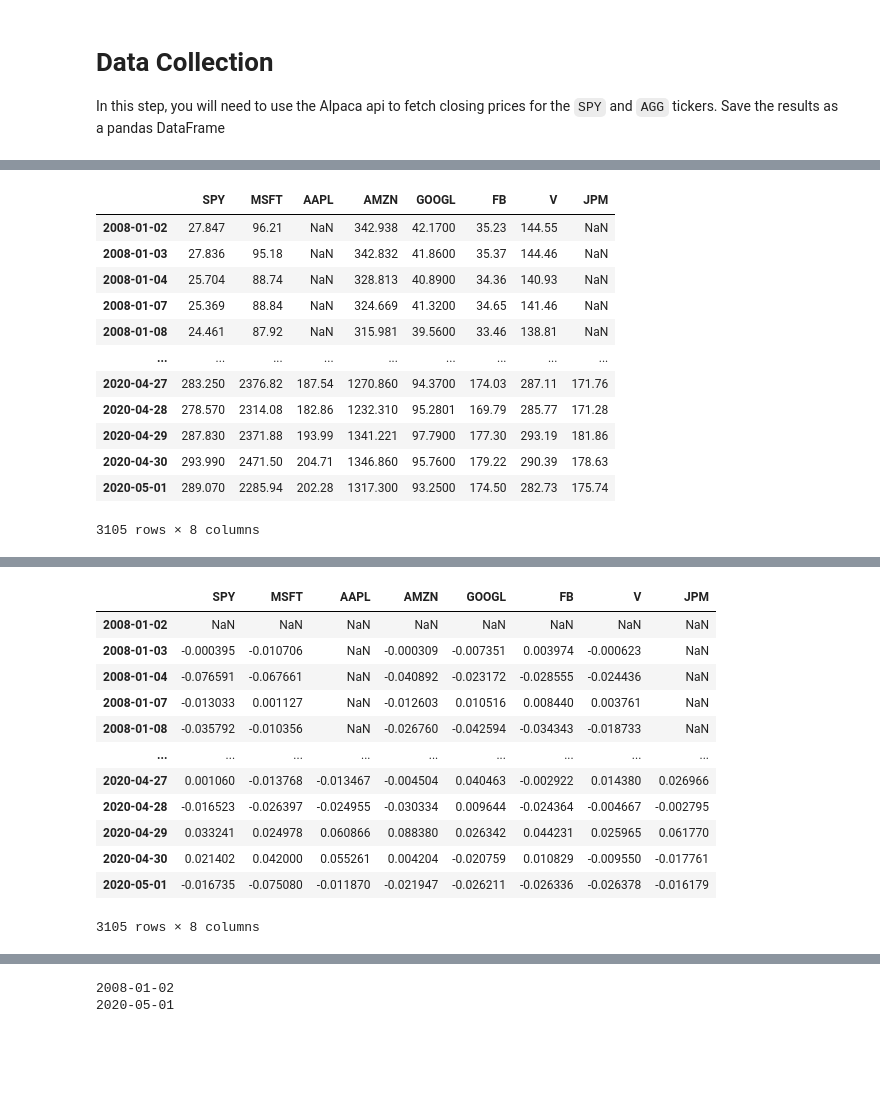
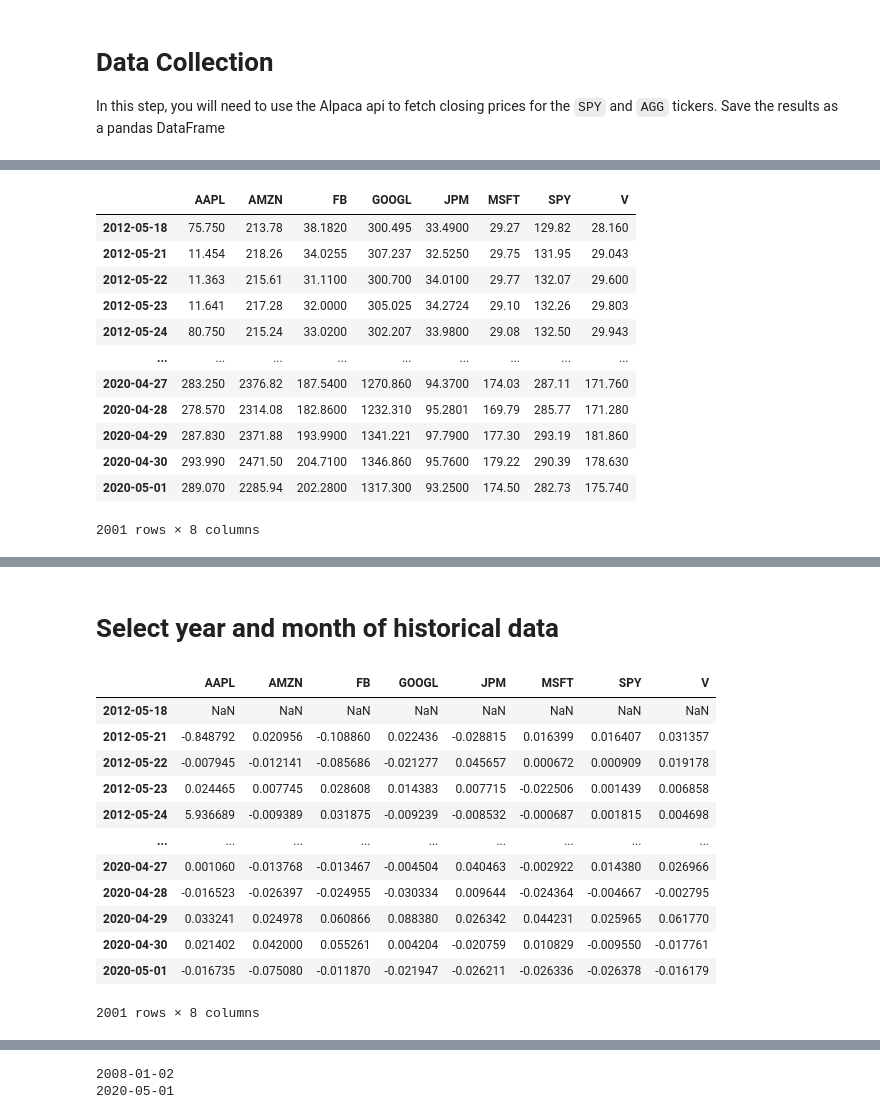
Before and after one commit to blueprint99/Fintech_Bcamp_Project1, a Jupyter notebook: project1.ipynb, the cells around one changed output, grey strips where cells are left out. Saved outputs shown, nothing was run; the diff lists cells and outputs as text; code cells hidden in the pictures; blank space fills up the shorter version.

```diff
--- a/project1.ipynb
+++ b/project1.ipynb
@@ -133,0 +137,7 @@ df#.tail()
+# %%
+df = df.sort_index()
+df.drop(columns=['open', 'high', 'low', 'volume'], level=1, inplace=True)
+df = df.droplevel(axis=1, level=1)
+df.index = df.index.date
+df.dropna(inplace=True)
+df.head()
@@ -134,34 +151,34 @@ df#.tail()
 # %%
 ##TODO drop level is not working, need to sink header from list of tickers compared to the order of socks received. headers incorrect name
 
-df = df.droplevel(axis=1, level=0)
+# df = df.droplevel(axis=1, level=0)
 
 # # Use the drop function to drop extra columns
-df.drop(columns=['open', 'high', 'low', 'volume'], inplace=True)
+# df.drop(columns=['open', 'high', 'low', 'volume'], inplace=True)
 
 # # Since this is daily data, we can keep only the date (remove the time) component of the data
-df.index = df.index.date
+# df.index = df.index.date
 
-columns= list_of_tickers
-df.columns=columns
+# columns= list_of_tickers
+# df.columns=columns
 cleaned_df=df
 cleaned_df
 # historic_close=df
 # historic_close.head()
 # %% [output]
-|  | SPY | MSFT | AAPL | AMZN | GOOGL | FB | V | JPM |
-| 2008-01-02 | 27.847 | 96.21 | NaN | 342.938 | 42.1700 | 35.23 | 144.55 | NaN |
-| 2008-01-03 | 27.836 | 95.18 | NaN | 342.832 | 41.8600 | 35.37 | 144.46 | NaN |
-| 2008-01-04 | 25.704 | 88.74 | NaN | 328.813 | 40.8900 | 34.36 | 140.93 | NaN |
-| 2008-01-07 | 25.369 | 88.84 | NaN | 324.669 | 41.3200 | 34.65 | 141.46 | NaN |
-| 2008-01-08 | 24.461 | 87.92 | NaN | 315.981 | 39.5600 | 33.46 | 138.81 | NaN |
+|  | AAPL | AMZN | FB | GOOGL | JPM | MSFT | SPY | V |
+| 2012-05-18 | 75.750 | 213.78 | 38.1820 | 300.495 | 33.4900 | 29.27 | 129.82 | 28.160 |
+| 2012-05-21 | 11.454 | 218.26 | 34.0255 | 307.237 | 32.5250 | 29.75 | 131.95 | 29.043 |
+| 2012-05-22 | 11.363 | 215.61 | 31.1100 | 300.700 | 34.0100 | 29.77 | 132.07 | 29.600 |
+| 2012-05-23 | 11.641 | 217.28 | 32.0000 | 305.025 | 34.2724 | 29.10 | 132.26 | 29.803 |
+| 2012-05-24 | 80.750 | 215.24 | 33.0200 | 302.207 | 33.9800 | 29.08 | 132.50 | 29.943 |
 | ... | ... | ... | ... | ... | ... | ... | ... | ... |
-| 2020-04-27 | 283.250 | 2376.82 | 187.54 | 1270.860 | 94.3700 | 174.03 | 287.11 | 171.76 |
-| 2020-04-28 | 278.570 | 2314.08 | 182.86 | 1232.310 | 95.2801 | 169.79 | 285.77 | 171.28 |
-| 2020-04-29 | 287.830 | 2371.88 | 193.99 | 1341.221 | 97.7900 | 177.30 | 293.19 | 181.86 |
-| 2020-04-30 | 293.990 | 2471.50 | 204.71 | 1346.860 | 95.7600 | 179.22 | 290.39 | 178.63 |
-| 2020-05-01 | 289.070 | 2285.94 | 202.28 | 1317.300 | 93.2500 | 174.50 | 282.73 | 175.74 |
+| 2020-04-27 | 283.250 | 2376.82 | 187.5400 | 1270.860 | 94.3700 | 174.03 | 287.11 | 171.760 |
+| 2020-04-28 | 278.570 | 2314.08 | 182.8600 | 1232.310 | 95.2801 | 169.79 | 285.77 | 171.280 |
+| 2020-04-29 | 287.830 | 2371.88 | 193.9900 | 1341.221 | 97.7900 | 177.30 | 293.19 | 181.860 |
+| 2020-04-30 | 293.990 | 2471.50 | 204.7100 | 1346.860 | 95.7600 | 179.22 | 290.39 | 178.630 |
+| 2020-05-01 | 289.070 | 2285.94 | 202.2800 | 1317.300 | 93.2500 | 174.50 | 282.73 | 175.740 |
-3105 rows × 8 columns
+2001 rows × 8 columns
 # %%
 #TODO change to hvplot, Define function to create plot
 cleaned_df.hvplot()
@@ -169,3 +186,5 @@ cleaned_df.hvplot()
 # df3.plot(label="test",kind='line',title='Historic Returns', figsize=[20,2])
 # %% [output]
 [interactive output not drawn]
+# %% [markdown]
+# Select year and month of historical data
@@ -175,16 +199,16 @@ cleaned_df.hvplot()
 daily_returns = cleaned_df.pct_change()
 daily_returns
 # %% [output]
-|  | SPY | MSFT | AAPL | AMZN | GOOGL | FB | V | JPM |
-| 2008-01-02 | NaN | NaN | NaN | NaN | NaN | NaN | NaN | NaN |
-| 2008-01-03 | -0.000395 | -0.010706 | NaN | -0.000309 | -0.007351 | 0.003974 | -0.000623 | NaN |
-| 2008-01-04 | -0.076591 | -0.067661 | NaN | -0.040892 | -0.023172 | -0.028555 | -0.024436 | NaN |
-| 2008-01-07 | -0.013033 | 0.001127 | NaN | -0.012603 | 0.010516 | 0.008440 | 0.003761 | NaN |
-| 2008-01-08 | -0.035792 | -0.010356 | NaN | -0.026760 | -0.042594 | -0.034343 | -0.018733 | NaN |
+|  | AAPL | AMZN | FB | GOOGL | JPM | MSFT | SPY | V |
+| 2012-05-18 | NaN | NaN | NaN | NaN | NaN | NaN | NaN | NaN |
+| 2012-05-21 | -0.848792 | 0.020956 | -0.108860 | 0.022436 | -0.028815 | 0.016399 | 0.016407 | 0.031357 |
+| 2012-05-22 | -0.007945 | -0.012141 | -0.085686 | -0.021277 | 0.045657 | 0.000672 | 0.000909 | 0.019178 |
+| 2012-05-23 | 0.024465 | 0.007745 | 0.028608 | 0.014383 | 0.007715 | -0.022506 | 0.001439 | 0.006858 |
+| 2012-05-24 | 5.936689 | -0.009389 | 0.031875 | -0.009239 | -0.008532 | -0.000687 | 0.001815 | 0.004698 |
 | ... | ... | ... | ... | ... | ... | ... | ... | ... |
 | 2020-04-27 | 0.001060 | -0.013768 | -0.013467 | -0.004504 | 0.040463 | -0.002922 | 0.014380 | 0.026966 |
 | 2020-04-28 | -0.016523 | -0.026397 | -0.024955 | -0.030334 | 0.009644 | -0.024364 | -0.004667 | -0.002795 |
 | 2020-04-29 | 0.033241 | 0.024978 | 0.060866 | 0.088380 | 0.026342 | 0.044231 | 0.025965 | 0.061770 |
 | 2020-04-30 | 0.021402 | 0.042000 | 0.055261 | 0.004204 | -0.020759 | 0.010829 | -0.009550 | -0.017761 |
 | 2020-05-01 | -0.016735 | -0.075080 | -0.011870 | -0.021947 | -0.026211 | -0.026336 | -0.026378 | -0.016179 |
-3105 rows × 8 columns
+2001 rows × 8 columns
```
Also changed, not shown: parts of 10 cells of this notebook.
